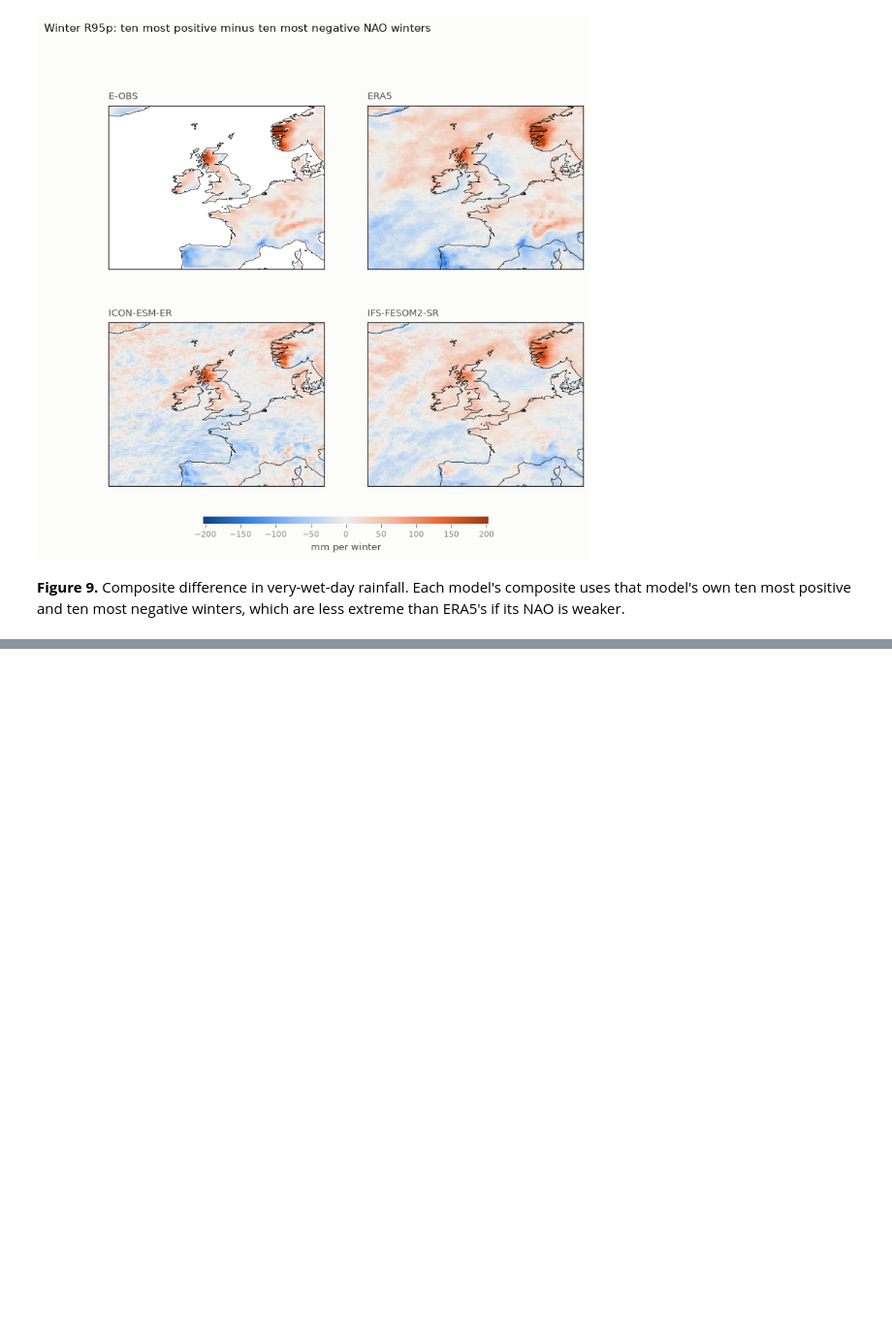
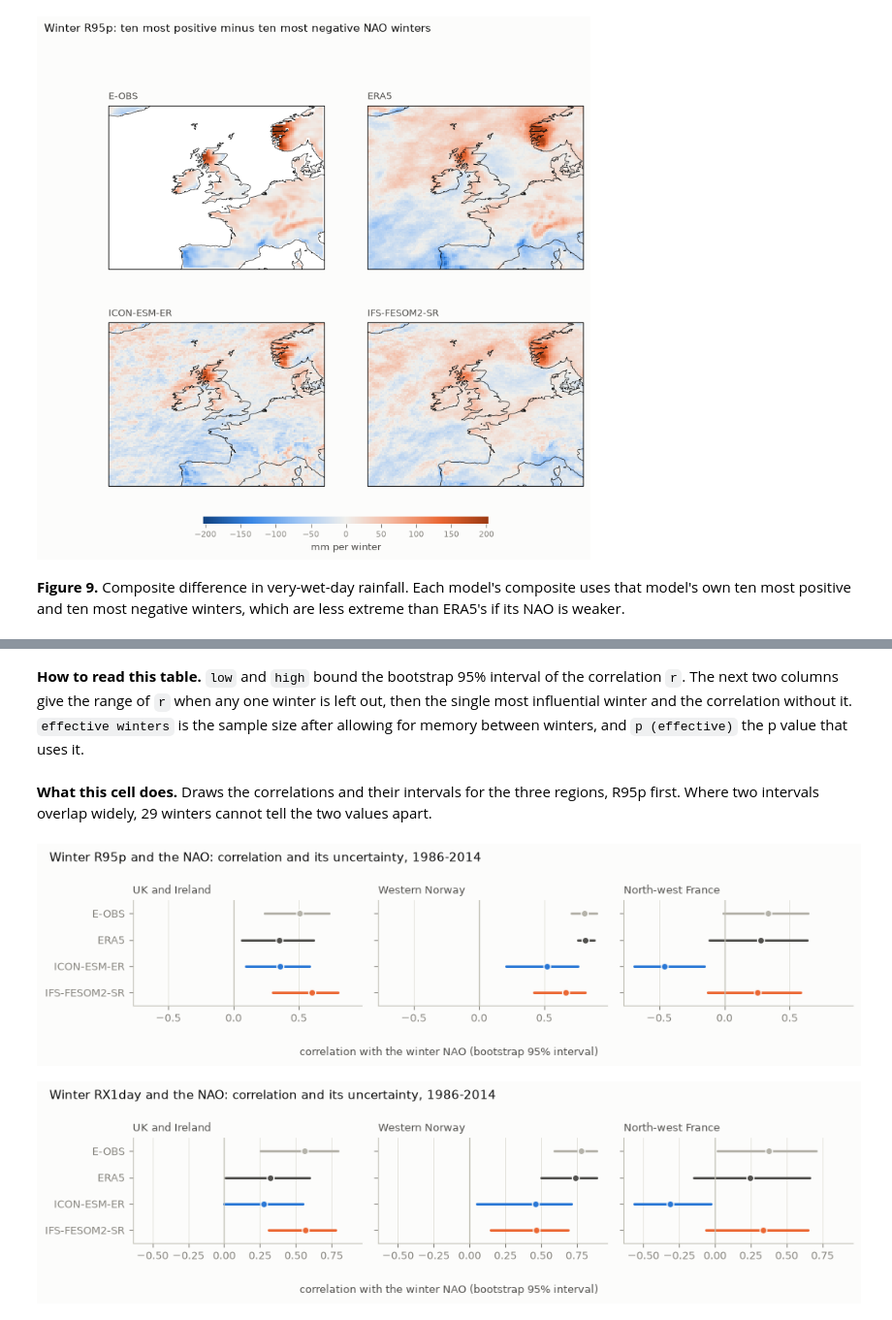
Before and after one commit to TunaHim/HighRes-EERIE-NorthAtlantic-Evaluation, a Jupyter notebook: notebooks/06_nao_extremes.ipynb, the cells around one changed output, grey strips where cells are left out. Shown at 97% size. Saved outputs shown, nothing was run; the diff lists cells and outputs as text; code cells hidden in the pictures; blank space fills up the shorter version.

```diff
--- a/notebooks/06_nao_extremes.ipynb
+++ b/notebooks/06_nao_extremes.ipynb
@@ -468,0 +497,11 @@ if its NAO is weaker.
+# %%
+rows = []
+for region in regions.SUBREGIONS:
+    for key in ('rx1day', 'r95p'):
+        for d in DATASETS:
+            part = regional[(regional.region == region) & (regional['index'] == key) & (regional.source == d)].sort_values('year')
+            check = rel.correlation_uncertainty(part.value.values, nao_index(NAO_OF[d]).sel(year=part.year.values).values,
+                                                years=part.year.values)
+            rows.append({'region': regions.LABELS[region], 'index': INDEX_LABELS[key], 'dataset': NAME[d], 'source': d, **check})
+certainty = pd.DataFrame(rows)
+certainty[certainty.region == 'UK and Ireland'].drop(columns=['region', 'source']).reset_index(drop=True)
@@ -468,0 +518,19 @@ if its NAO is weaker.
+# %% [markdown]
+**How to read this table.** `low` and `high` bound the bootstrap 95% interval of the correlation
+`r`. The next two columns give the range of `r` when any one winter is left out, then the single
+most influential winter and the correlation without it. `effective winters` is the sample size
+after allowing for memory between winters, and `p (effective)` the p value that uses it.
+# %% [markdown]
+**What this cell does.** Draws the correlations and their intervals for the three regions, R95p
+first. Where two intervals overlap widely, 29 winters cannot tell the two values apart.
+# %%
+for key in ('r95p', 'rx1day'):
+    groups = {}
+    for region in regions.SUBREGIONS:
+        part = certainty[(certainty.region == regions.LABELS[region]) & (certainty['index'] == INDEX_LABELS[key])]
+        groups[regions.LABELS[region]] = list(part[['source', 'r', 'low', 'high']].itertuples(index=False, name=None))
+    plotting.plot_intervals(groups, xlabel='correlation with the winter NAO (bootstrap 95% interval)',
+                            title=f'Winter {INDEX_LABELS[key].split()[0]} and the NAO: correlation and its uncertainty, 1986-2014');
+# %% [output]
+[figure, added]
+[figure, added]
```
Also changed, not shown: parts of 29 cells of this notebook, 35 other files.
